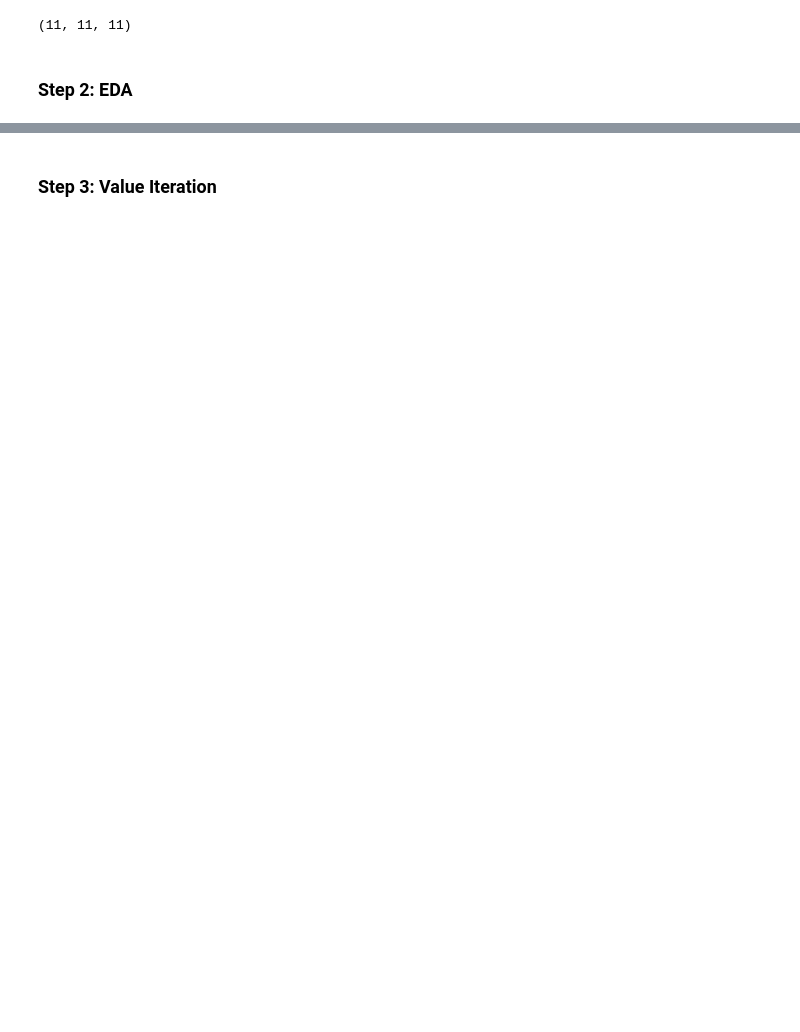
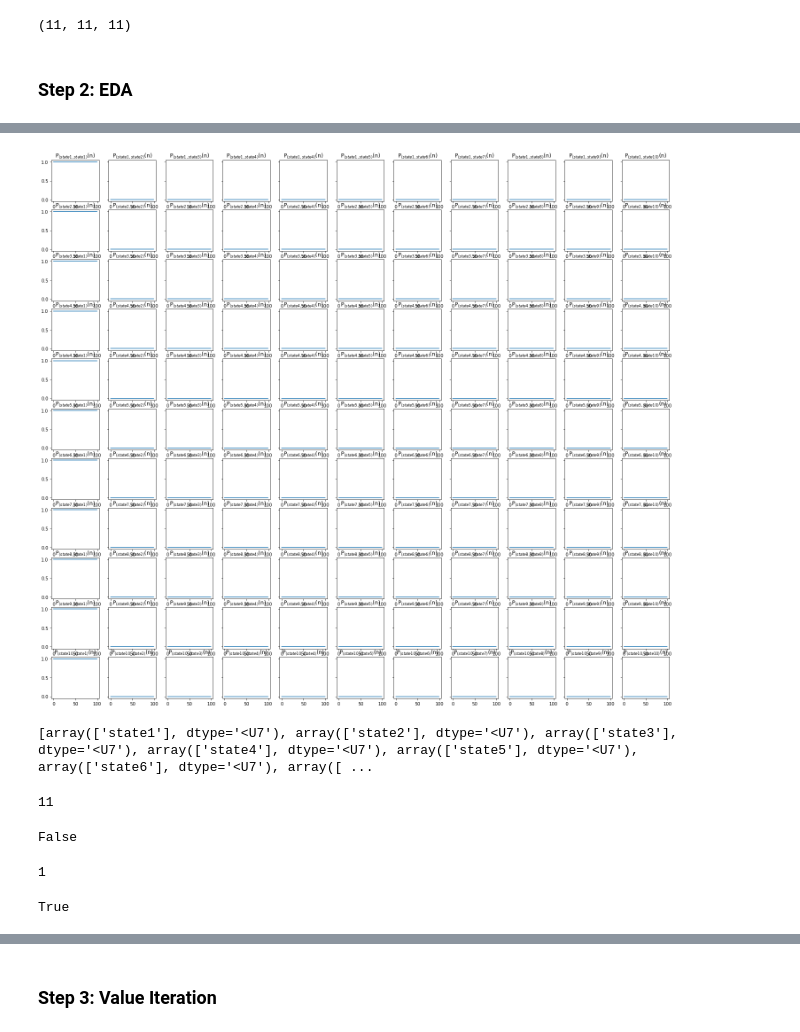
Before and after one commit to targoons/gym-inventory, a Jupyter notebook: gym_analysis_Group6.ipynb, the cells around one changed output, grey strips where cells are left out. Drawn from its saved outputs; the diff is of its cells as text; code cells hidden in the pictures; blank space fills up the shorter version.

```diff
--- a/gym_analysis_Group6.ipynb
+++ b/gym_analysis_Group6.ipynb
@@ -343,0 +249,3 @@ array([1., 1., 1., 1., 1., 1., 1., 1., 1., 1., 1.])
+# %%
+prob_matrix = P_t[0]
+prob_matrix
@@ -352,9 +278,5 @@ n = 11
 P = np.zeros((T,n,n),dtype=np.float64) # reflects steps 0 through 99
 
 P.shape
-
-# take first array of 0's and set equal to first set of transition probabilities
-P[0] = P_t[0]
-P[0]
 # %% [output]
 (100, 11, 11)
@@ -377,0 +283,4 @@ array([[1.    , 0.    , 0.    , 0.    , 0.    , 0.    , 0.    , 0.    ,
+# %%
+# take first array of 0's and set equal to first set of transition probabilities
+P[0] = prob_matrix
+P[0]
@@ -378,6 +305,6 @@ array([[1.    , 0.    , 0.    , 0.    , 0.    , 0.    , 0.    , 0.    ,
 # %%
 for item in range(1,T):
-    P[item] = np.matmul(P[item - 1], P_t[0])
+    P[item] = np.matmul(P[item - 1], prob_matrix)
 # %%
 # map actions
 states = {
@@ -399,0 +325,55 @@ states = {
+# %%
+# plot
+fig, axes = plt.subplots(n, n, figsize=(25, 25), sharey = True)
+
+for i in range(n):
+
+    for j in range(n):
+
+        var_name = '({},{})'.format(states[i],states[j])
+
+        plt.sca(axes[i, j])
+        plt.plot(range(T), P[:,i,j])
+
+        axes[i,j].set_title(f'P$_{{{var_name}}}$(n)')
+
+fig.subplots_adjust(top = 0.8)
+plt.show()
+# %% [output]
+[figure, added]
+# %%
+# Group all states into classes. Report the classes and the total number of classes.
+im_states = qe.MarkovChain(prob_matrix, ('state1', 'state2', 'state3','state4','state5','state6','state7',
+                                         'state8', 'state9', 'state10', 'state11'))
+
+# calculate communication classes
+print(im_states.communication_classes)
+# %% [output]
+[array(['state1'], dtype='<U7'), array(['state2'], dtype='<U7'), array(['state3'], dtype='<U7'), array(['state4'], dtype='<U7'), array(['state5'], dtype='<U7'), array(['state6'], dtype='<U7'), array([ ...
+# %%
+# get # of classes
+len(im_states.communication_classes)
+# %% [output]
+11
+# %%
+print(im_states.is_irreducible)
+# %% [output]
+False
+# %%
+# periodicity
+
+# remove variable names for credit ratings
+im_states2 = qe.MarkovChain(prob_matrix)
+
+# calculate # of periods
+im_states2.period
+
+# since the # of periods = 1, this means the matrix is aperiodic, something confirmed by
+# the plots with no discernable pattern
+# %% [output]
+1
+# %%
+# shows matrix is aperiodic
+im_states2.is_aperiodic
+# %% [output]
+True
```
Also changed, not shown: parts of 30 cells of this notebook.
